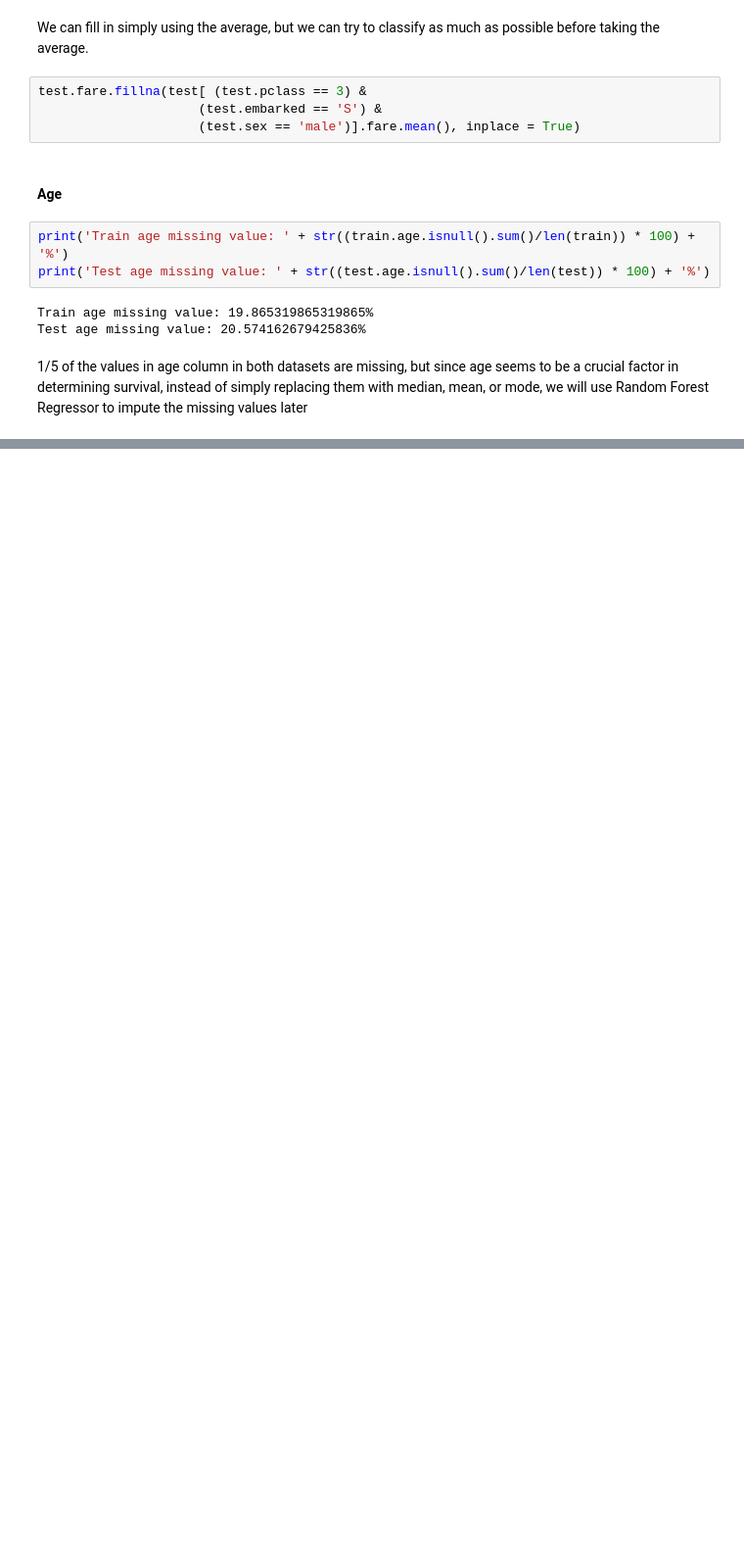
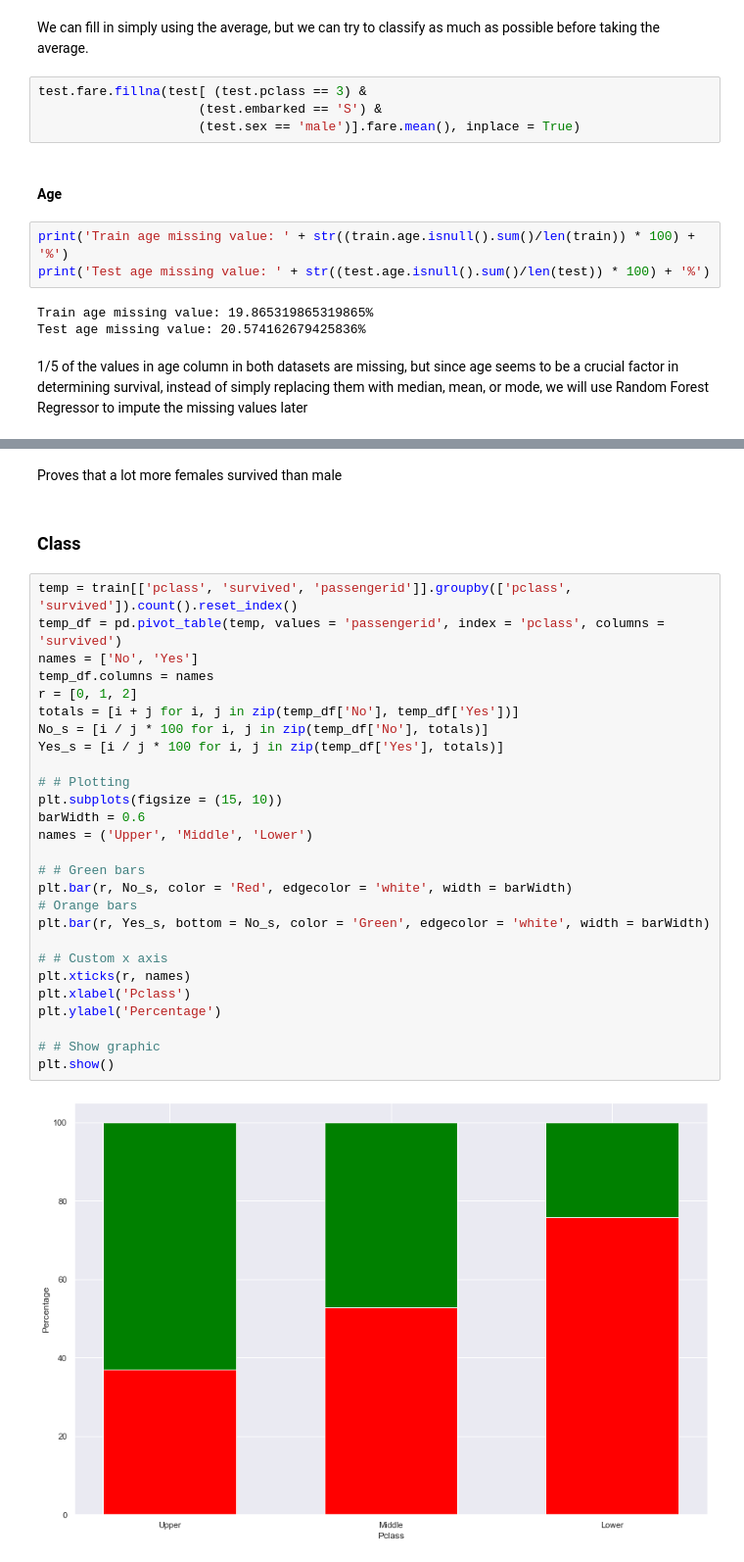
Before and after one commit to lsh950919/Kaggle, a Jupyter notebook: Titanic 2.ipynb, the cells around one changed output, grey strips where cells are left out. Shown at 98% size. Drawn from its saved outputs; the diff is of its cells as text; blank space fills up the shorter version.

```diff
--- a/Titanic 2.ipynb
+++ b/Titanic 2.ipynb
@@ -273,0 +330,33 @@ Test age missing value: 20.574162679425836%
+# %% [markdown]
+Proves that a lot more females survived than male
+# %% [markdown]
+### Class
+# %%
+temp = train[['pclass', 'survived', 'passengerid']].groupby(['pclass', 'survived']).count().reset_index()
+temp_df = pd.pivot_table(temp, values = 'passengerid', index = 'pclass', columns = 'survived')
+names = ['No', 'Yes']
+temp_df.columns = names
+r = [0, 1, 2]
+totals = [i + j for i, j in zip(temp_df['No'], temp_df['Yes'])]
+No_s = [i / j * 100 for i, j in zip(temp_df['No'], totals)]
+Yes_s = [i / j * 100 for i, j in zip(temp_df['Yes'], totals)]
+
+# # Plotting
+plt.subplots(figsize = (15, 10))
+barWidth = 0.6
+names = ('Upper', 'Middle', 'Lower')
+
+# # Green bars
+plt.bar(r, No_s, color = 'Red', edgecolor = 'white', width = barWidth)
+# Orange bars
+plt.bar(r, Yes_s, bottom = No_s, color = 'Green', edgecolor = 'white', width = barWidth)
+
+# # Custom x axis
+plt.xticks(r, names)
+plt.xlabel('Pclass')
+plt.ylabel('Percentage')
+
+# # Show graphic
+plt.show()
+# %% [output]
+[figure, added]
```
Also changed, not shown: parts of 11 cells of this notebook.
